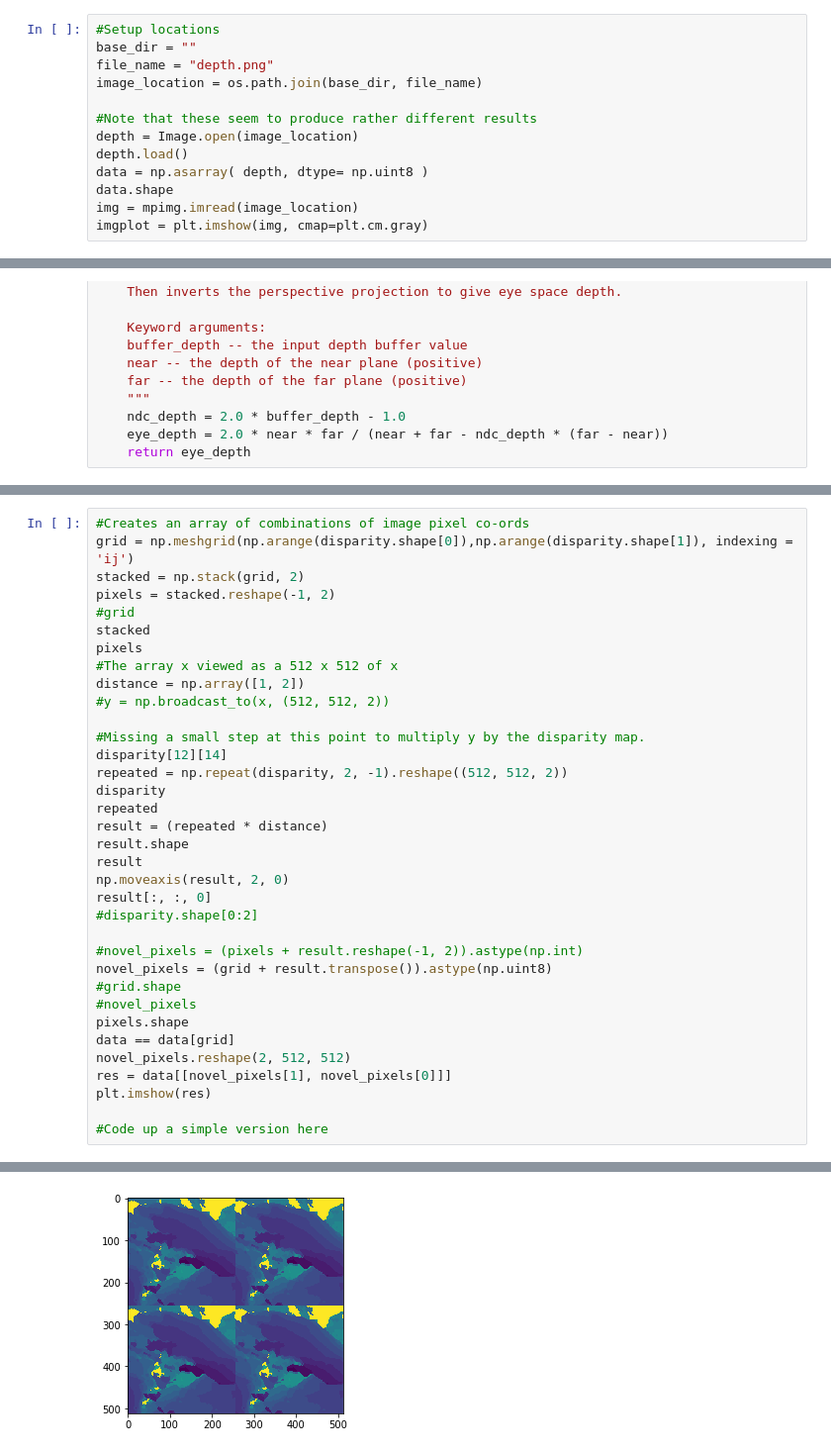
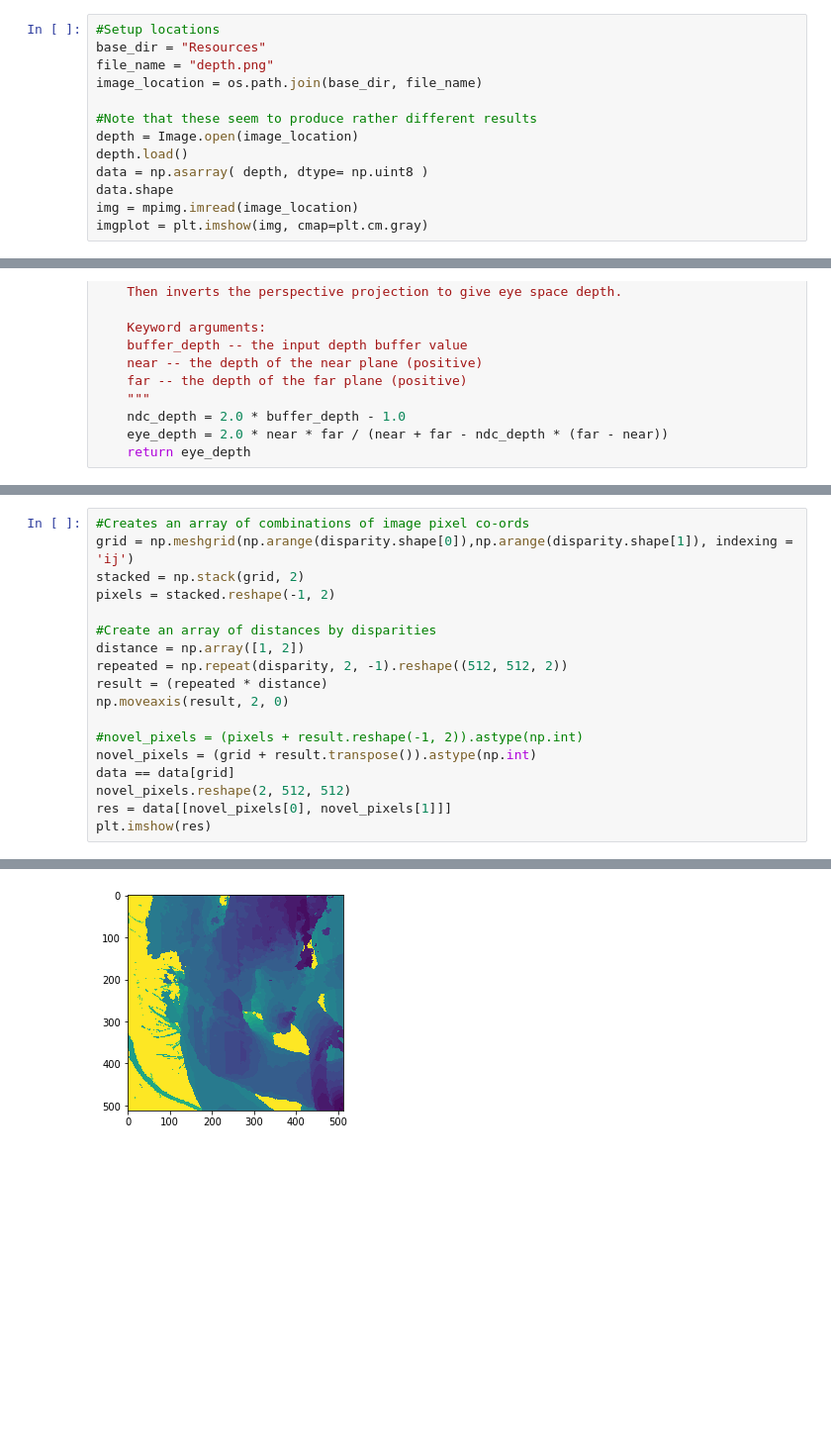
Before and after one commit to seankmartin/LF_View_Synthesis, a Jupyter notebook: Notebooks/Depth_Disparity.ipynb, the cells around one changed output, grey strips where cells are left out. Shown: that part at 99% size. Drawn from its saved outputs; the diff is of its cells as text; blank space fills up the shorter version.

```diff
--- a/Notebooks/Depth_Disparity.ipynb
+++ b/Notebooks/Depth_Disparity.ipynb
@@ -12,7 +12,7 @@ import matplotlib.image as mpimg
 import numpy as np
 # %%
 #Setup locations
-base_dir = ""
+base_dir = "Resources"
 file_name = "depth.png"
 image_location = os.path.join(base_dir, file_name)
 
@@ -180,34 +97,17 @@ plt.hist(eye_depth.ravel(), bins=256, range=(6, 1000), fc='k', ec='k')
 grid = np.meshgrid(np.arange(disparity.shape[0]),np.arange(disparity.shape[1]), indexing = 'ij')
 stacked = np.stack(grid, 2)
 pixels = stacked.reshape(-1, 2)
-#grid
-stacked
-pixels
-#The array x viewed as a 512 x 512 of x
+
+#Create an array of distances by disparities
 distance = np.array([1, 2])
-#y = np.broadcast_to(x, (512, 512, 2))
-
-#Missing a small step at this point to multiply y by the disparity map.
-disparity[12][14]
 repeated = np.repeat(disparity, 2, -1).reshape((512, 512, 2))
-disparity
-repeated
 result = (repeated * distance)
-result.shape
-result
 np.moveaxis(result, 2, 0)
-result[:, :, 0]
-#disparity.shape[0:2]
 
 #novel_pixels = (pixels + result.reshape(-1, 2)).astype(np.int)
-novel_pixels = (grid + result.transpose()).astype(np.uint8)
-#grid.shape
-#novel_pixels
-pixels.shape
+novel_pixels = (grid + result.transpose()).astype(np.int)
 data == data[grid]
 novel_pixels.reshape(2, 512, 512)
-res = data[[novel_pixels[1], novel_pixels[0]]]
+res = data[[novel_pixels[0], novel_pixels[1]]]
 plt.imshow(res)
-
-#Code up a simple version here
 # %% [output]
@@ -341 +156 @@ array([[[  0,   0,   0, ...,   0,   0,   0],
-[figure, old version]
+[figure, new version]
```
Also changed, not shown: parts of 10 cells of this notebook, 4 other files.
